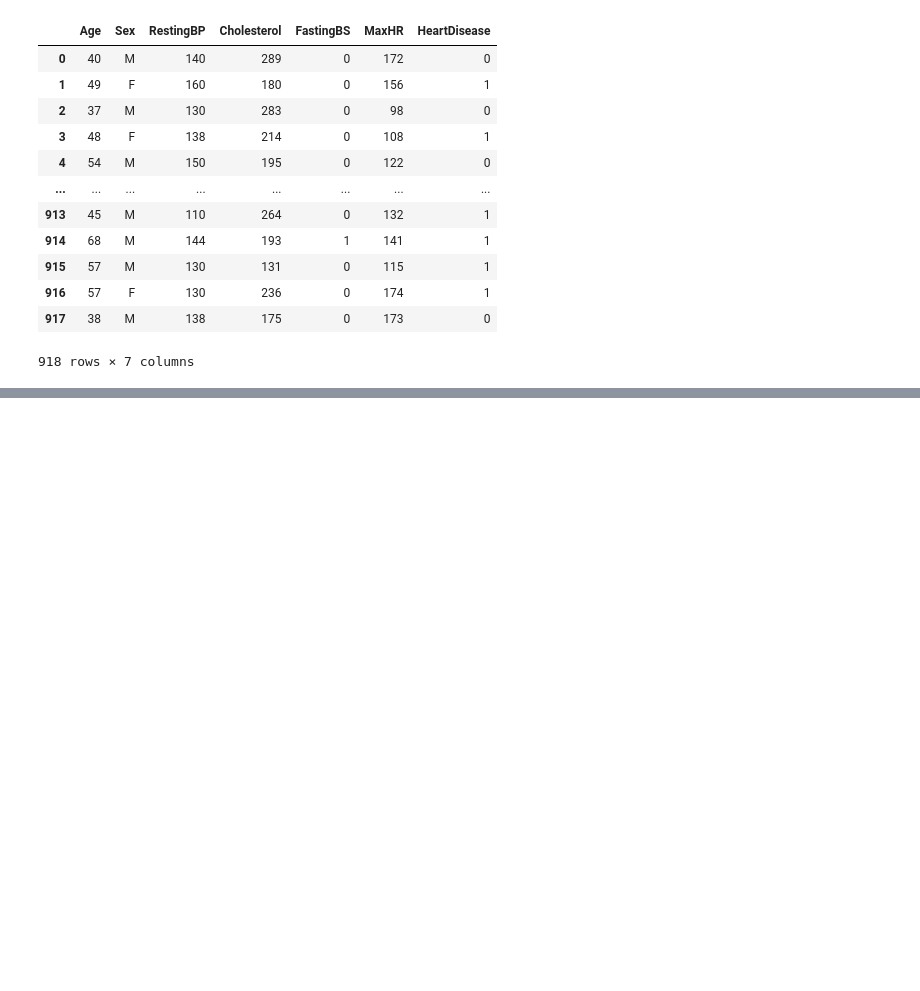
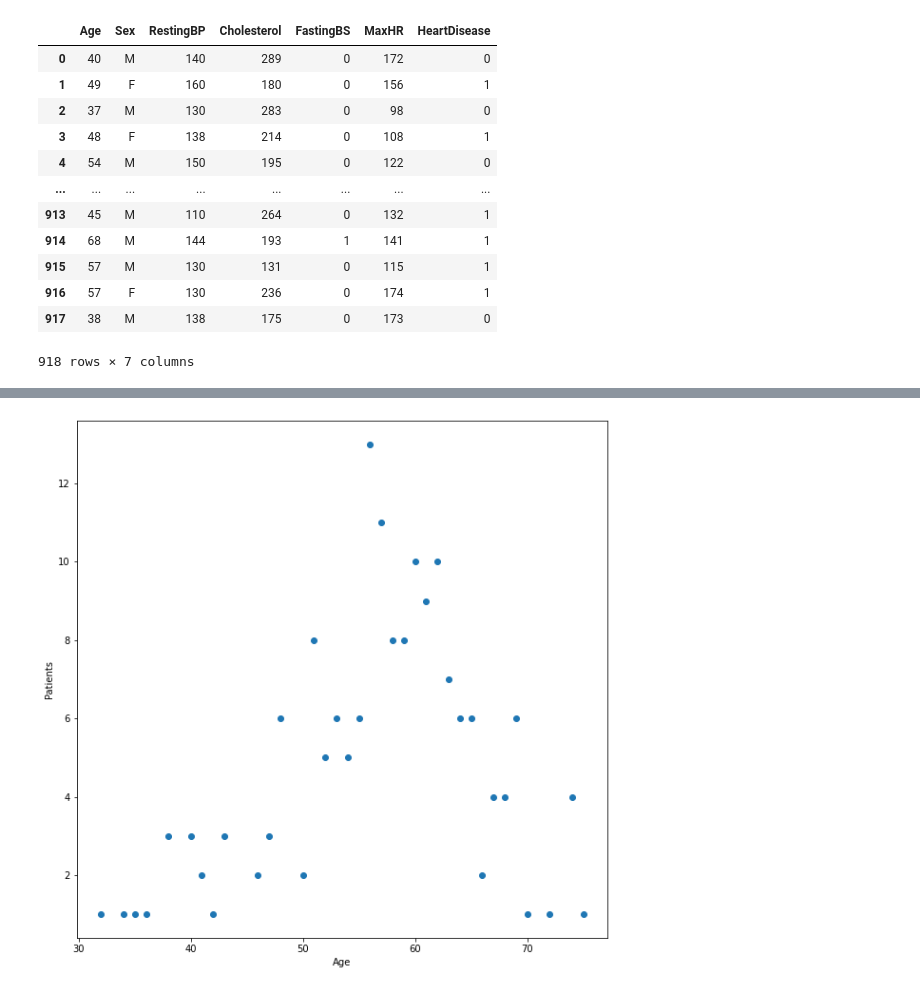
Before and after one commit to Irfan-Ahmad-byte/my_pandas, a Jupyter notebook: heart_failure.ipynb, the cells around one changed output, grey strips where cells are left out. Drawn from its saved outputs; the diff is of its cells as text; code cells hidden in the pictures; blank space fills up the shorter version.

```diff
--- a/heart_failure.ipynb
+++ b/heart_failure.ipynb
@@ -152,0 +187,9 @@ plt.show()
+# %%
+plt.figure(figsize=(10,10))
+plt.scatter(ageratio.index, ageratio)
+plt.xlabel("Age")
+plt.ylabel("Patients")
+plt.savefig('sexfactorscatter.png')
+plt.show()
+# %% [output]
+[figure, added]
```
Also changed, not shown: parts of 23 cells of this notebook.
